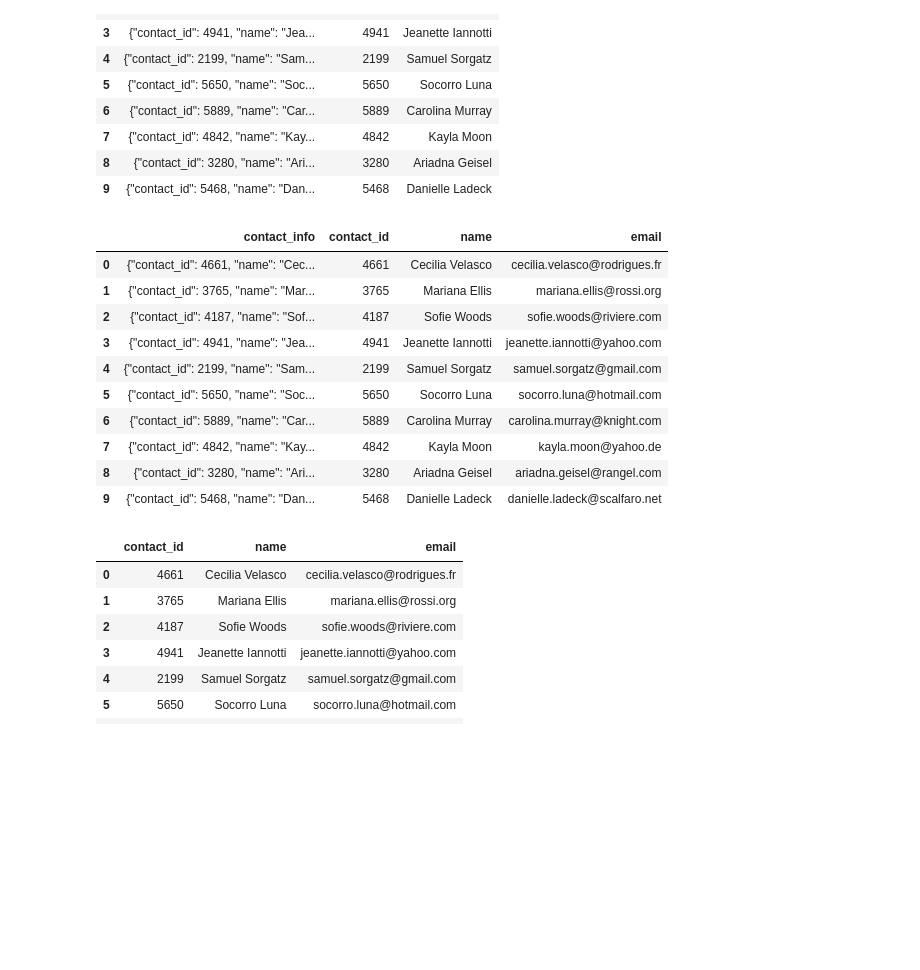
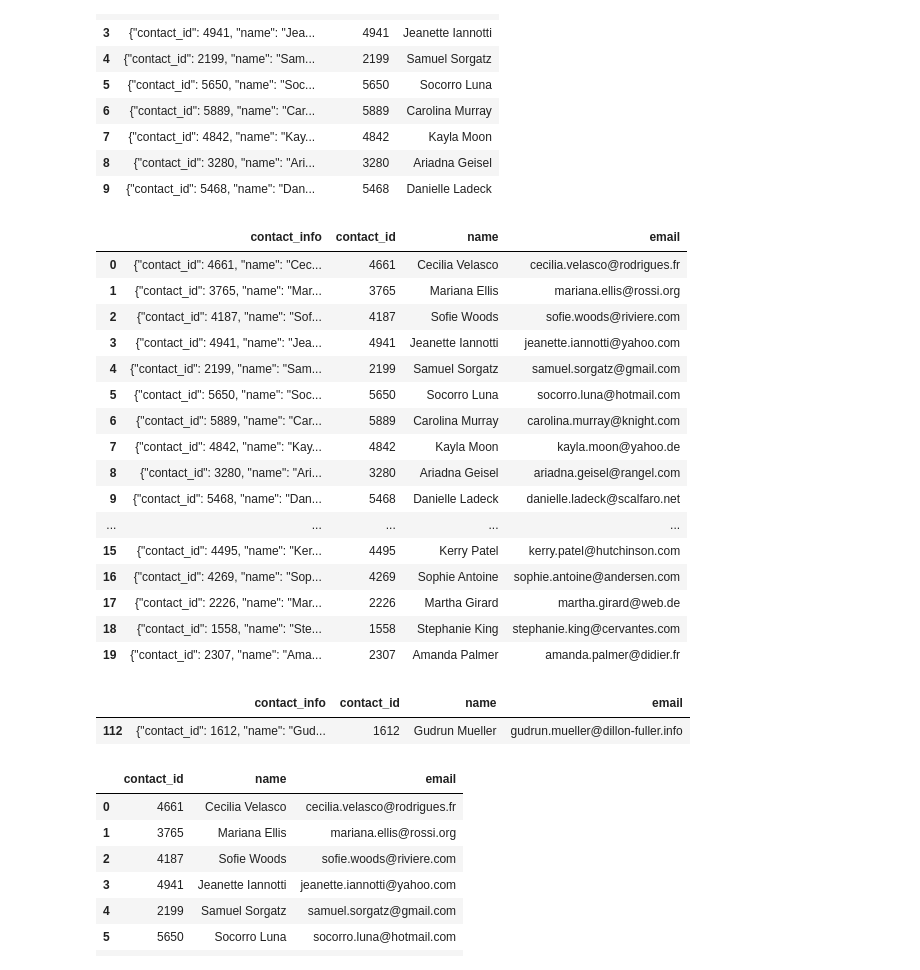
Before and after one commit to jtiggs/Crowdfunding_ETL, a Jupyter notebook: Ashelyn/ETL_Mini_Project_AAllred_RCapps_JLarson_JTiggs.ipynb, the cells around one changed output. Drawn from its saved outputs; the diff is of its cells as text; code cells hidden in the pictures; blank space fills up the shorter version.

Commit message:
added cleaned contacts csv export

```diff
--- a/Ashelyn/ETL_Mini_Project_AAllred_RCapps_JLarson_JTiggs.ipynb
+++ b/Ashelyn/ETL_Mini_Project_AAllred_RCapps_JLarson_JTiggs.ipynb
@@ -290,6 +292,8 @@ campaign_cleaned.to_csv("Resources/campaign.csv", index=False)
 # %%
 # Read the data into a Pandas DataFrame. Use the `header=2` parameter when reading in the data.
-contact_info_df = pd.read_excel('Resources/contacts.xlsx', header=2)
+# ^ THIS IS WRONG AND COST ME HALF AN HOUR OF MY TIME, USE 'header=3' INSTEAD
+
+contact_info_df = pd.read_excel('Resources/contacts.xlsx', header=3)
 contact_info_df.head()
 # %% [output]
 |  | contact_info |
@@ -405,6 +422,8 @@ contact_info_df_copy.head()
 | 4 | {"contact_id": 2199, "name": "Sam... |
 # %%
 # Extract the four-digit contact ID number.
+contact_info_df_copy['contact_id'] = contact_info_df_copy['contact_info'].str.extract(r'(\d{4})')
+contact_info_df_copy.head()
 # %% [output]
 |  | contact_info | contact_id |
 | 0 | {"contact_id": 4661, "name": "Cec... | 4661 |
@@ -426,6 +446,9 @@ dtypes: object(2)
 memory usage: 15.8+ KB
 # %%
 # Convert the "contact_id" column to an int64 data type.
+contact_info_df_copy['contact_id'] = contact_info_df_copy['contact_id'].astype('int')
+
+contact_info_df_copy.info()
 # %% [output]
 <class 'pandas.core.frame.DataFrame'>
 RangeIndex: 1000 entries, 0 to 999
@@ -438,6 +461,8 @@ dtypes: int64(1), object(1)
 memory usage: 15.8+ KB
 # %%
 # Extract the name of the contact and add it to a new column.
+contact_info_df_copy['name'] = contact_info_df_copy['contact_info'].str.extract(r'([A-Z][a-z]+ [A-Z][a-z]+)')
+contact_info_df_copy.head(10)
 # %% [output]
 |  | contact_info | contact_id | name |
 | 0 | {"contact_id": 4661, "name": "Cec... | 4661 | Cecilia Velasco |
@@ -452,17 +477,33 @@ memory usage: 15.8+ KB
 | 9 | {"contact_id": 5468, "name": "Dan... | 5468 | Danielle Ladeck |
 # %%
 # Extract the email from the contacts and add the values to a new column.
+contact_info_df_copy['email'] = contact_info_df_copy['contact_info'].str.extract(r'([A-Za-z.-]*@[A-Za-z.-]*)')
+
+# Decided on a larger head to ensure it's properly grabbing the full name and domain.
+contact_info_df_copy.head(20)
 # %% [output]
 |  | contact_info | contact_id | name | email |
 | 0 | {"contact_id": 4661, "name": "Cec... | 4661 | Cecilia Velasco | cecilia.velasco@rodrigues.fr |
 | 1 | {"contact_id": 3765, "name": "Mar... | 3765 | Mariana Ellis | mariana.ellis@rossi.org |
 | 2 | {"contact_id": 4187, "name": "Sof... | 4187 | Sofie Woods | sofie.woods@riviere.com |
 | 3 | {"contact_id": 4941, "name": "Jea... | 4941 | Jeanette Iannotti | jeanette.iannotti@yahoo.com |
 | 4 | {"contact_id": 2199, "name": "Sam... | 2199 | Samuel Sorgatz | samuel.sorgatz@gmail.com |
 | 5 | {"contact_id": 5650, "name": "Soc... | 5650 | Socorro Luna | socorro.luna@hotmail.com |
 | 6 | {"contact_id": 5889, "name": "Car... | 5889 | Carolina Murray | carolina.murray@knight.com |
 | 7 | {"contact_id": 4842, "name": "Kay... | 4842 | Kayla Moon | kayla.moon@yahoo.de |
 | 8 | {"contact_id": 3280, "name": "Ari... | 3280 | Ariadna Geisel | ariadna.geisel@rangel.com |
 | 9 | {"contact_id": 5468, "name": "Dan... | 5468 | Danielle Ladeck | danielle.ladeck@scalfaro.net |
+| ... | ... | ... | ... | ... |
+| 15 | {"contact_id": 4495, "name": "Ker... | 4495 | Kerry Patel | kerry.patel@hutchinson.com |
+| 16 | {"contact_id": 4269, "name": "Sop... | 4269 | Sophie Antoine | sophie.antoine@andersen.com |
+| 17 | {"contact_id": 2226, "name": "Mar... | 2226 | Martha Girard | martha.girard@web.de |
+| 18 | {"contact_id": 1558, "name": "Ste... | 1558 | Stephanie King | stephanie.king@cervantes.com |
+| 19 | {"contact_id": 2307, "name": "Ama... | 2307 | Amanda Palmer | amanda.palmer@didier.fr |
+# %%
+# verifying that a random email with `-` got properly handled by the regez
+contact_info_df_copy.loc[contact_info_df_copy['name'] == 'Gudrun Mueller', :]
+# %% [output]
+|  | contact_info | contact_id | name | email |
+| 112 | {"contact_id": 1612, "name": "Gud... | 1612 | Gudrun Mueller | gudrun.mueller@dillon-fuller.info |
 # %%
 # Create a copy of the contact_info_df with the 'contact_id', 'name', 'email' columns.
```
Also changed, not shown: parts of 17 cells of this notebook, 1 other file.
